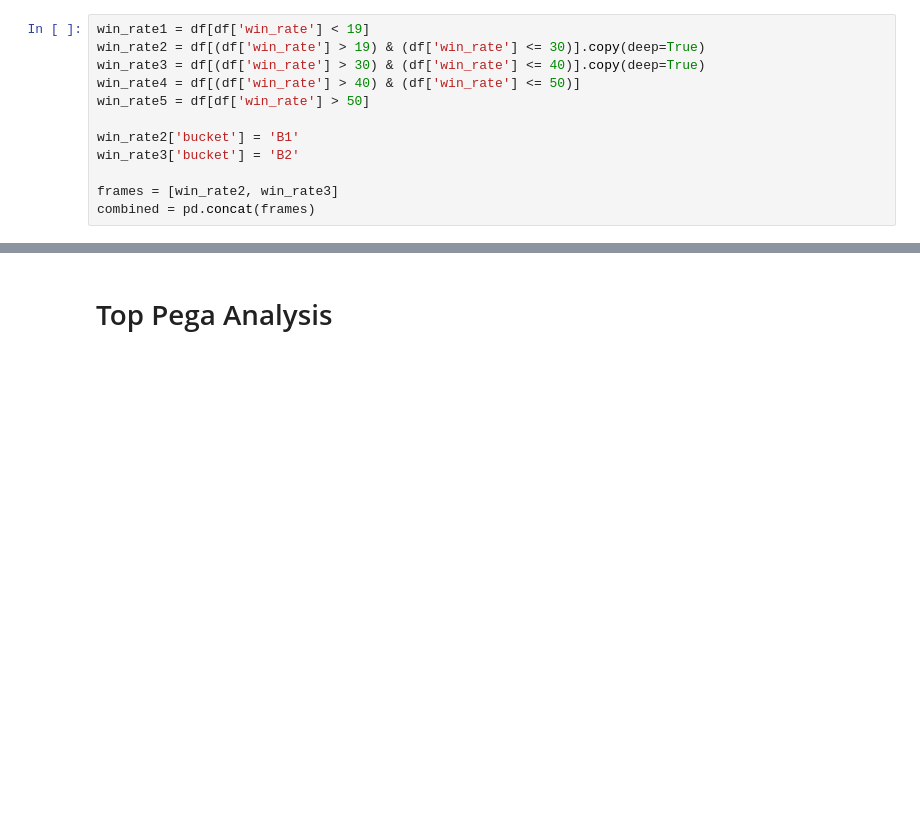
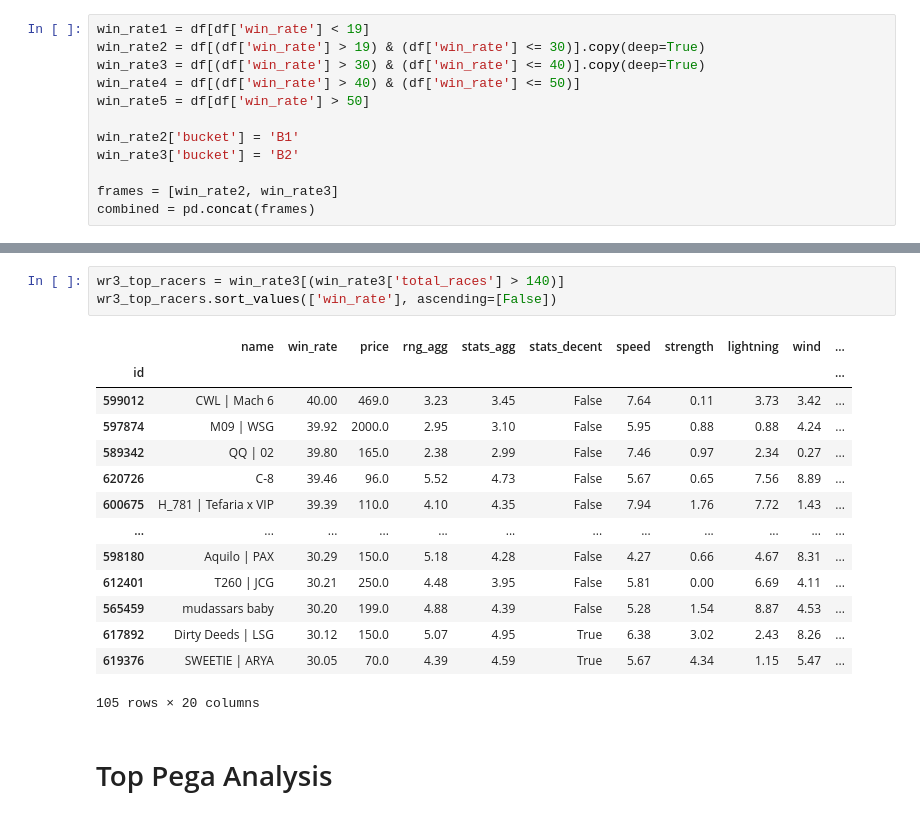
Before and after one commit to enricoaquilina/Pegaxy_research, a Jupyter notebook: Pegaxy Analysis.ipynb, the cells around one changed output, grey strips where cells are left out. Drawn from its saved outputs; the diff is of its cells as text; blank space fills up the shorter version.

```diff
--- a/Pegaxy Analysis.ipynb
+++ b/Pegaxy Analysis.ipynb
@@ -273,3 +272,21 @@ More than 50% --- 0.39%   [5]
+# %%
+wr3_top_racers = win_rate3[(win_rate3['total_races'] > 140)]
+wr3_top_racers.sort_values(['win_rate'], ascending=[False])
+# %% [output]
+|  | name | win_rate | price | rng_agg | stats_agg | stats_decent | speed | strength | lightning | wind | ... |
+| id |  |  |  |  |  |  |  |  |  |  | ... |
+| 599012 | CWL | Mach 6 | 40.00 | 469.0 | 3.23 | 3.45 | False | 7.64 | 0.11 | 3.73 | 3.42 | ... |
+| 597874 | M09 | WSG | 39.92 | 2000.0 | 2.95 | 3.10 | False | 5.95 | 0.88 | 0.88 | 4.24 | ... |
+| 589342 | QQ | 02 | 39.80 | 165.0 | 2.38 | 2.99 | False | 7.46 | 0.97 | 2.34 | 0.27 | ... |
+| 620726 | C-8 | 39.46 | 96.0 | 5.52 | 4.73 | False | 5.67 | 0.65 | 7.56 | 8.89 | ... |
+| 600675 | H_781 | Tefaria x VIP | 39.39 | 110.0 | 4.10 | 4.35 | False | 7.94 | 1.76 | 7.72 | 1.43 | ... |
+| ... | ... | ... | ... | ... | ... | ... | ... | ... | ... | ... | ... |
+| 598180 | Aquilo | PAX | 30.29 | 150.0 | 5.18 | 4.28 | False | 4.27 | 0.66 | 4.67 | 8.31 | ... |
+| 612401 | T260 | JCG | 30.21 | 250.0 | 4.48 | 3.95 | False | 5.81 | 0.00 | 6.69 | 4.11 | ... |
+| 565459 | mudassars baby | 30.20 | 199.0 | 4.88 | 4.39 | False | 5.28 | 1.54 | 8.87 | 4.53 | ... |
+| 617892 | Dirty Deeds | LSG | 30.12 | 150.0 | 5.07 | 4.95 | True | 6.38 | 3.02 | 2.43 | 8.26 | ... |
+| 619376 | SWEETIE | ARYA | 30.05 | 70.0 | 4.39 | 4.59 | True | 5.67 | 4.34 | 1.15 | 5.47 | ... |
+105 rows × 20 columns
 # %% [markdown]
 # Top Pega Analysis
 # %%
```
Also changed, not shown: parts of 6 cells of this notebook.
